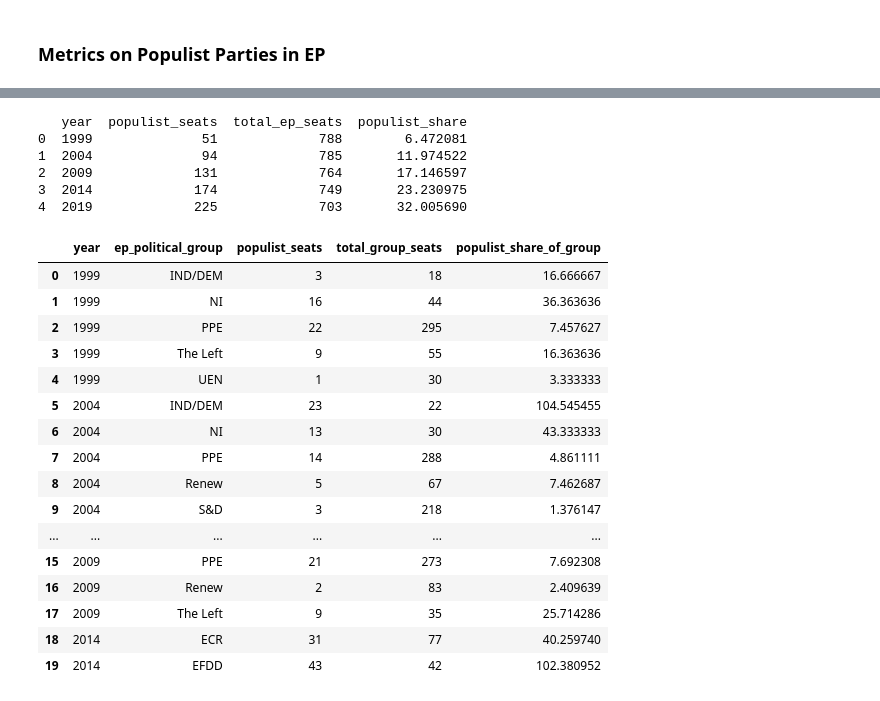
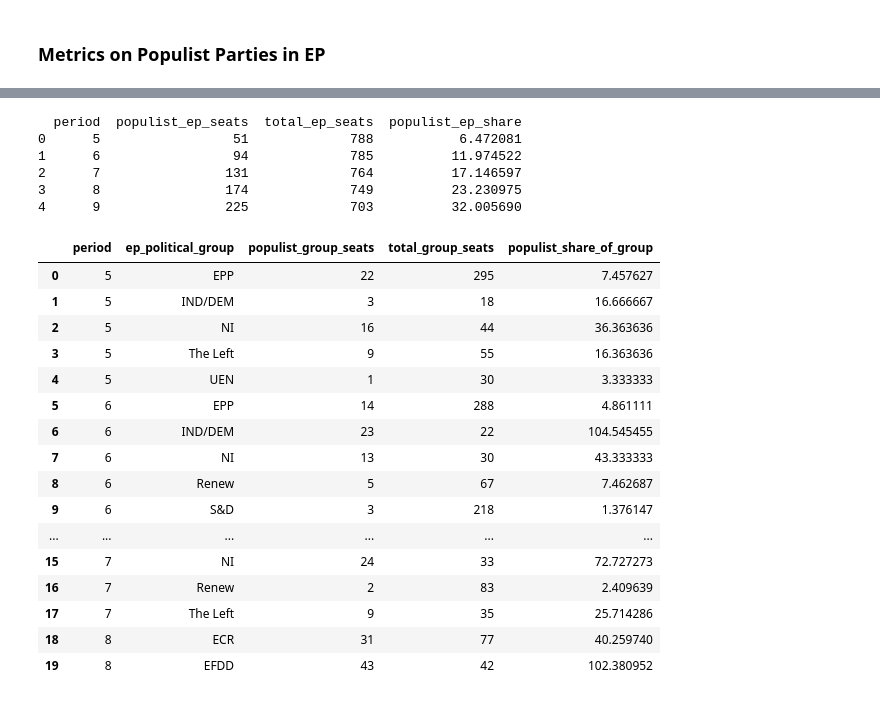
Before and after one commit to gransera/ep_populism_classification, a Jupyter notebook: notebooks/04_analysis_populist_groups.ipynb, the cells around one changed output, grey strips where cells are left out. Saved outputs shown, nothing was run; the diff lists cells and outputs as text; code cells hidden in the pictures.

```diff
--- a/notebooks/04_analysis_populist_groups.ipynb
+++ b/notebooks/04_analysis_populist_groups.ipynb
@@ -39,7 +27,6 @@ array(['EDD', 'EPP', 'GUE/NGL', 'NI', 'UEN', 'ALDE', 'IND/DEM', 'PSE',
       dtype=object)
 # %%
 populist_groups['ep_political_group'] = populist_groups['ep_political_group'].replace({
-    'EPP': 'PPE',
     'PSE': 'S&D',
     'GUE/NGL': 'The Left',
     'ALDE': 'Renew',
@@ -47,3 +34,17 @@ populist_groups['ep_political_group'] = populist_groups['ep_political_group'].re
     'EFD': 'EFDD',
     'ENF': 'ID',
 })
+# %%
+# Change years to legislative periods
+populist_groups['year'] = populist_groups['year'].replace({
+    1999 : '5',
+    2004 : '6',
+    2009 : '7',
+    2014 : '8',
+    2019 : '9',
+})
+
+# Rename year to period column
+populist_groups.rename(columns={'year': 'period'}, inplace=True)
+
+populist_groups.head()
@@ -64,55 +72,55 @@ Name: count, dtype: int64
 # Share of populist parties per legislative period
 
 # Total populist seats per period
-populist_seats = populist_groups.groupby('year')['seats'].sum().reset_index(name='populist_seats')
+populist_ep_seats = populist_groups.groupby('period')['seats'].sum().reset_index(name='populist_ep_seats')
 
 # Total EP seats per period (assuming total_ep_seats is constant per period, take the first/max value)
-total_seats = populist_groups.groupby('year')['total_ep_seats'].first().reset_index()
+total_ep_seats = populist_groups.groupby('period')['total_ep_seats'].first().reset_index()
 
 # Merge and calculate share
-seats_share = pd.merge(populist_seats, total_seats, on='year')
-seats_share['populist_share'] = (seats_share['populist_seats'] / seats_share['total_ep_seats']) * 100
+seats_share = pd.merge(populist_ep_seats, total_ep_seats, on='period')
+seats_share['populist_ep_share'] = (seats_share['populist_ep_seats'] / seats_share['total_ep_seats']) * 100
 
 print(seats_share)
 # %% [output]
-   year  populist_seats  total_ep_seats  populist_share
-0  1999              51             788        6.472081
-1  2004              94             785       11.974522
-2  2009             131             764       17.146597
-3  2014             174             749       23.230975
-4  2019             225             703       32.005690
+  period  populist_ep_seats  total_ep_seats  populist_ep_share
+0      5                 51             788           6.472081
+1      6                 94             785          11.974522
+2      7                131             764          17.146597
+3      8                174             749          23.230975
+4      9                225             703          32.005690
 # %%
 # Share of populist national parties within the EP political groups
 
 # Total populist seats per group per period
-populist_seats_group = populist_groups.groupby(['year', 'ep_political_group'])['seats'].sum().reset_index(name='populist_seats')
+populist_seats_group = populist_groups.groupby(['period', 'ep_political_group'])['seats'].sum().reset_index(name='populist_group_seats')
 
 # Total seats per group per period
-total_group_seats = populist_groups.groupby(['year', 'ep_political_group'])['total_group_seats'].first().reset_index()
+total_group_seats = populist_groups.groupby(['period', 'ep_political_group'])['total_group_seats'].first().reset_index()
 
 # Merge and calculate share
-seats_share_group = pd.merge(populist_seats_group, total_group_seats, on=['year', 'ep_political_group'])
-seats_share_group['populist_share_of_group'] = (seats_share_group['populist_seats'] / seats_share_group['total_group_seats']) * 100
+seats_share_group = pd.merge(populist_seats_group, total_group_seats, on=['period', 'ep_political_group'])
+seats_share_group['populist_share_of_group'] = (seats_share_group['populist_group_seats'] / seats_share_group['total_group_seats']) * 100
 
 seats_share_group.head(20)
 # %% [output]
-|  | year | ep_political_group | populist_seats | total_group_seats | populist_share_of_group |
-| 0 | 1999 | IND/DEM | 3 | 18 | 16.666667 |
-| 1 | 1999 | NI | 16 | 44 | 36.363636 |
-| 2 | 1999 | PPE | 22 | 295 | 7.457627 |
-| 3 | 1999 | The Left | 9 | 55 | 16.363636 |
-| 4 | 1999 | UEN | 1 | 30 | 3.333333 |
-| 5 | 2004 | IND/DEM | 23 | 22 | 104.545455 |
-| 6 | 2004 | NI | 13 | 30 | 43.333333 |
-| 7 | 2004 | PPE | 14 | 288 | 4.861111 |
-| 8 | 2004 | Renew | 5 | 67 | 7.462687 |
-| 9 | 2004 | S&D | 3 | 218 | 1.376147 |
+|  | period | ep_political_group | populist_group_seats | total_group_seats | populist_share_of_group |
+| 0 | 5 | EPP | 22 | 295 | 7.457627 |
+| 1 | 5 | IND/DEM | 3 | 18 | 16.666667 |
+| 2 | 5 | NI | 16 | 44 | 36.363636 |
+| 3 | 5 | The Left | 9 | 55 | 16.363636 |
+| 4 | 5 | UEN | 1 | 30 | 3.333333 |
+| 5 | 6 | EPP | 14 | 288 | 4.861111 |
+| 6 | 6 | IND/DEM | 23 | 22 | 104.545455 |
+| 7 | 6 | NI | 13 | 30 | 43.333333 |
+| 8 | 6 | Renew | 5 | 67 | 7.462687 |
+| 9 | 6 | S&D | 3 | 218 | 1.376147 |
 | ... | ... | ... | ... | ... | ... |
-| 15 | 2009 | PPE | 21 | 273 | 7.692308 |
-| 16 | 2009 | Renew | 2 | 83 | 2.409639 |
-| 17 | 2009 | The Left | 9 | 35 | 25.714286 |
-| 18 | 2014 | ECR | 31 | 77 | 40.259740 |
-| 19 | 2014 | EFDD | 43 | 42 | 102.380952 |
+| 15 | 7 | NI | 24 | 33 | 72.727273 |
+| 16 | 7 | Renew | 2 | 83 | 2.409639 |
+| 17 | 7 | The Left | 9 | 35 | 25.714286 |
+| 18 | 8 | ECR | 31 | 77 | 40.259740 |
+| 19 | 8 | EFDD | 43 | 42 | 102.380952 |
 # %%
 mean_share_per_group = seats_share_group.groupby('ep_political_group')['populist_share_of_group'].mean().reset_index()
 print(mean_share_per_group)
```
Also changed, not shown: parts of 32 cells of this notebook.
